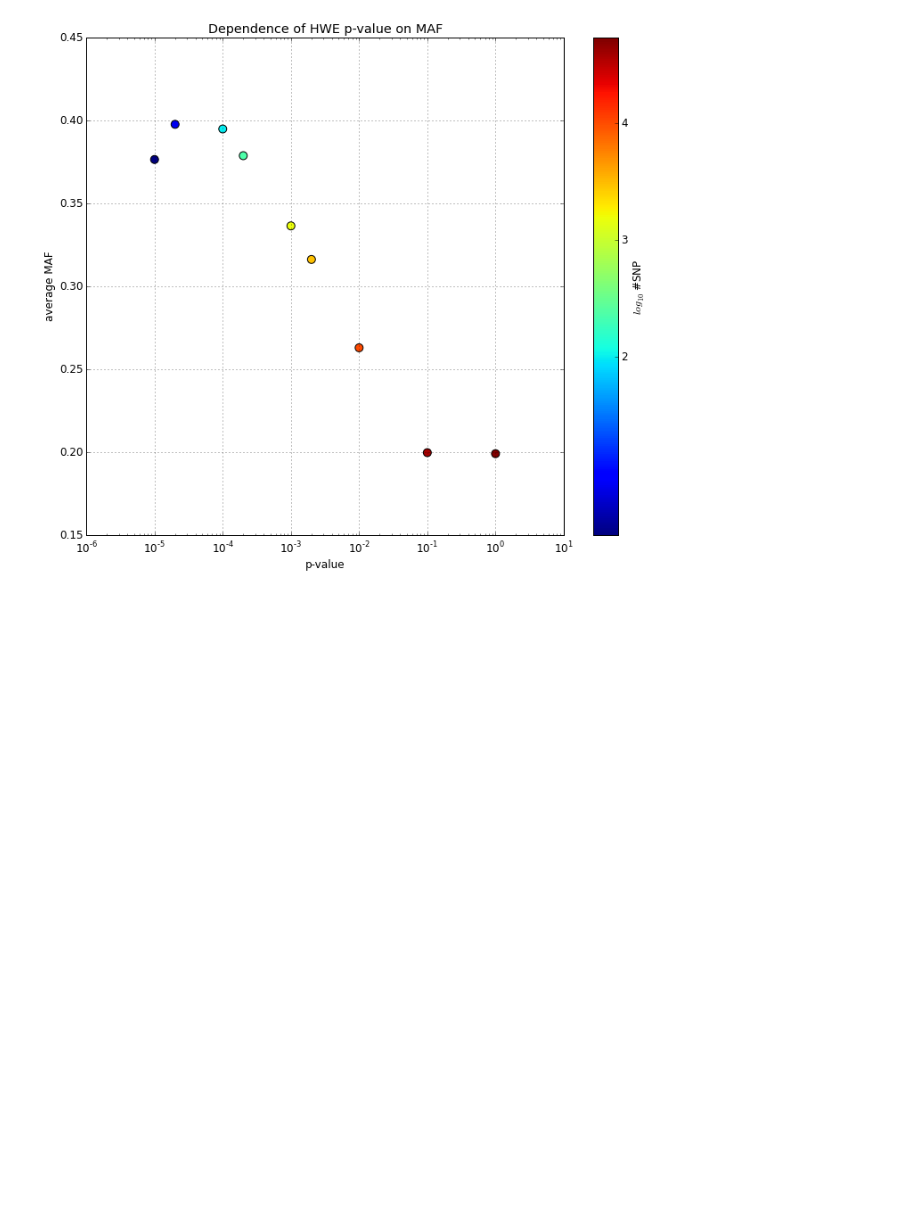
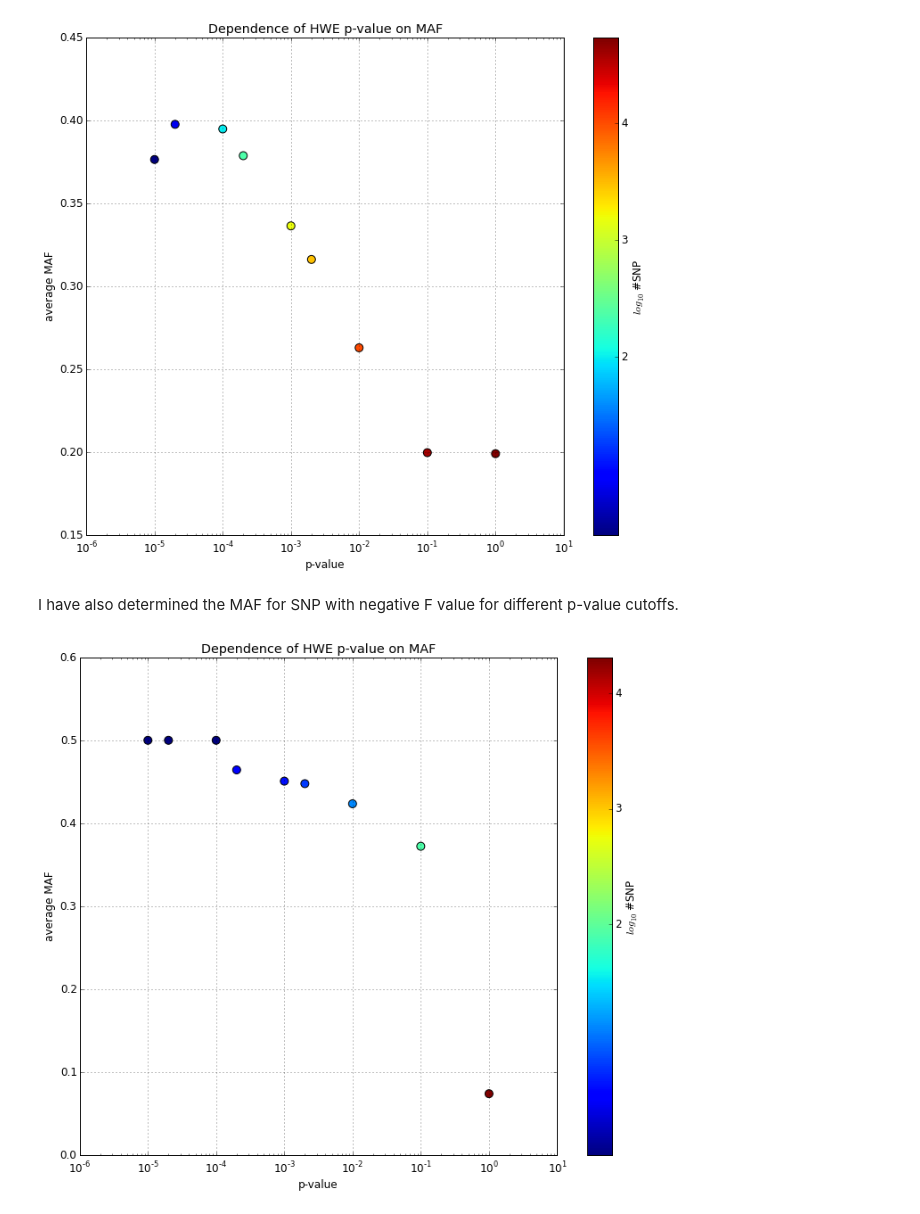
Before and after one commit to claudiuskerth/PhDthesis, a Jupyter notebook: Data_analysis/SNP-indel-calling/ANGSD/SnpStat/MAF_by_pval.ipynb, the cells around one changed output. Drawn from its saved outputs; the diff is of its cells as text; code cells hidden in the pictures; blank space fills up the shorter version.

Commit message:
added MAF-by-pval analysis to thesis
added de-duplication analysis to thesis

```diff
--- a/Data_analysis/SNP-indel-calling/ANGSD/SnpStat/MAF_by_pval.ipynb
+++ b/Data_analysis/SNP-indel-calling/ANGSD/SnpStat/MAF_by_pval.ipynb
@@ -108,3 +111,31 @@ plt.title('Dependence of HWE p-value on MAF')
 plt.savefig("MAF_by_pval_par.png")
 # %% [output]
 [figure]
+# %% [markdown]
+I have also determined the MAF for SNP with negative F value for different p-value cutoffs.
+# %%
+pval, MAF, numSNP = [], [], []
+
+with open("MAF_by_pval_negFis_par") as f:
+    f.readline() # read the first line, but discard (header)
+    for line in f:
+        one, two, three = line.strip().split("\t")
+        pval.append(float(one))
+        MAF.append(float(two))
+        numSNP.append(int(three))
+
+numSNP = np.array(numSNP)
+
+ax = plt.gca()
+ax.semilogx()
+plt.scatter(pval, MAF, s=80, c=np.log10(numSNP), cmap='jet')
+cb = plt.colorbar(ticks=[2, 3, 4]) # shrink=0.9, ticks=[1, 2, 3, 4, 5]
+cb.set_label(r"$log_{10}$" + " #SNP")
+plt.grid()
+plt.xlabel('p-value')
+plt.ylabel('average MAF')
+plt.title('Dependence of HWE p-value on MAF')
+#ax.text(20, 0.445, r"$log_{10}$" + " #SNP")
+plt.savefig("MAF_by_pval_par.png")
+# %% [output]
+[figure, added]
```
Also changed, not shown: parts of 6 cells of this notebook, 12 other files.
